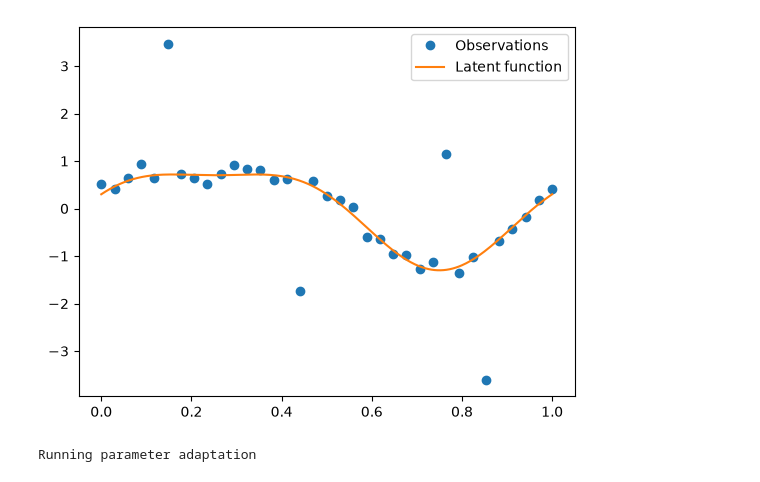
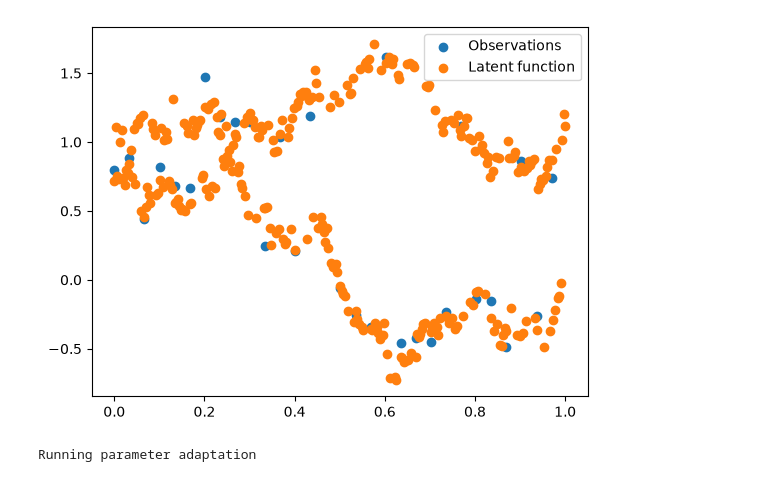
Before and after one commit to callum-kl/non-parametric-pro, a Jupyter notebook: notebooks/base_gp_adaptation.ipynb, the cells around one changed output. Drawn from its saved outputs; the diff is of its cells as text; code cells hidden in the pictures.

```diff
--- a/notebooks/base_gp_adaptation.ipynb
+++ b/notebooks/base_gp_adaptation.ipynb
@@ -24,14 +26,15 @@ jax.config.update("jax_enable_x64", True)
 # %%
-key = jr.PRNGKey(0)
+key = jr.PRNGKey(1)
 
 example = make_contaminated_data(key, n_outliers=4)
+example = make_mixture_data(key)
 
 fig, ax = plt.subplots()
-ax.plot(example.x_train, example.y_train, "o", label="Observations")
-ax.plot(example.x_test, example.y_truth, label="Latent function")
+ax.scatter(example.x_train, example.y_train, label="Observations")
+ax.scatter(example.x_test, example.y_truth, label="Latent function")
 ax.legend(loc="best")
 plt.show()
 # %% [output]
-[figure, old version]
+[figure, new version]
 # %%
 data = gpx.Dataset(X=example.x_train, y=example.y_train)
```
Also changed, not shown: parts of 5 cells of this notebook, 8 other files.
